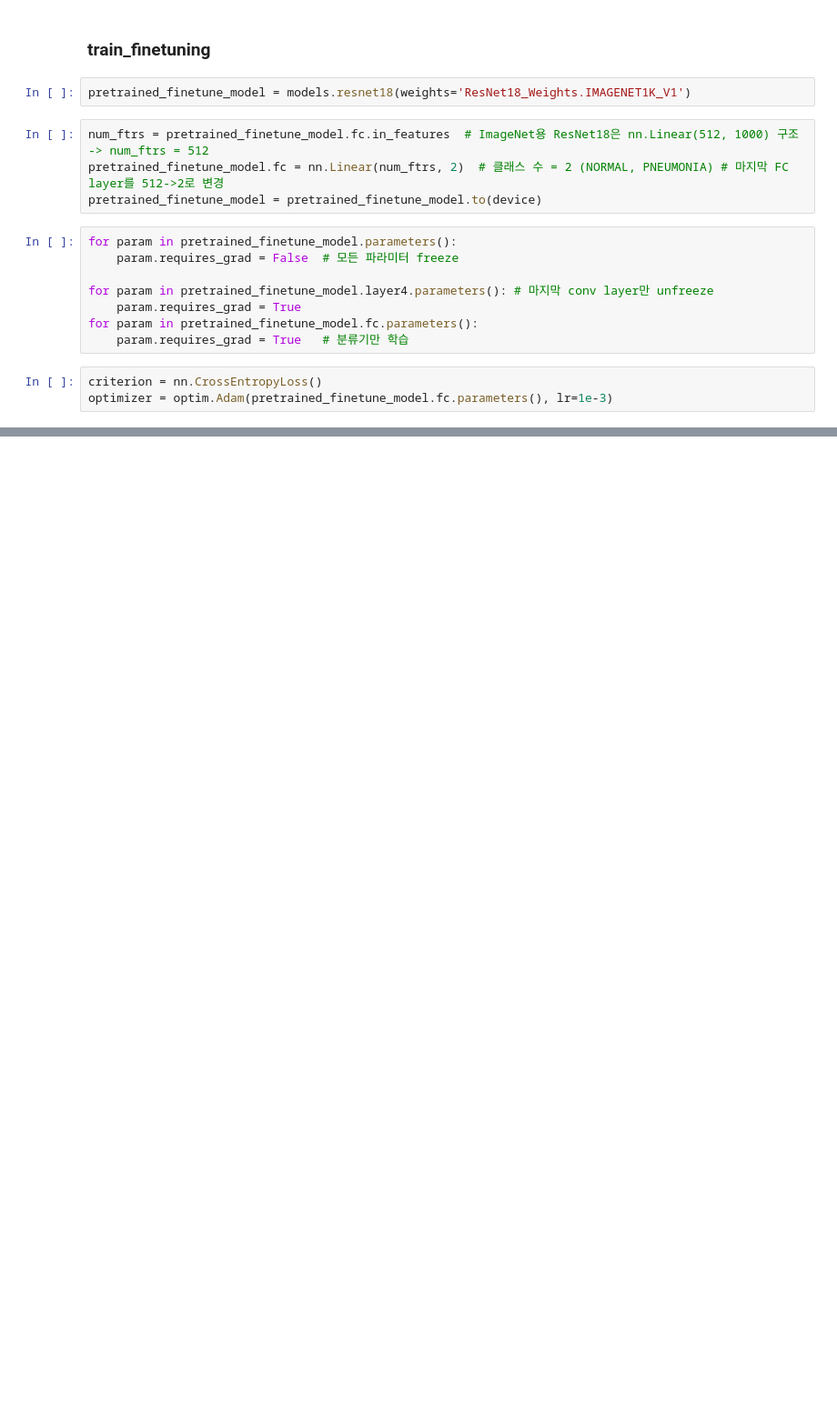
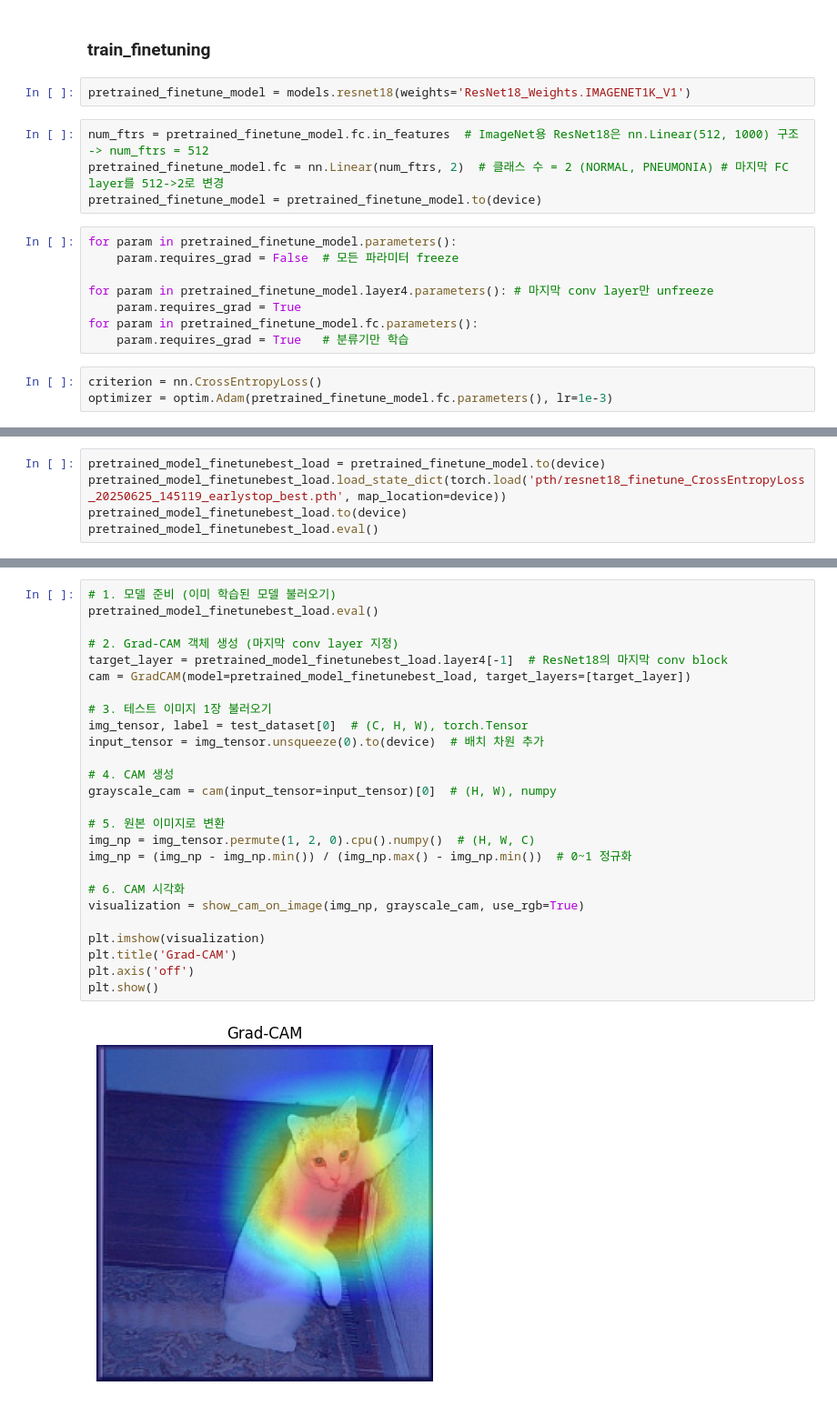
Before and after one commit to LEEYH205/kaggle_CatAndDog, a Jupyter notebook: cat_dog.ipynb, the cells around one changed output, grey strips where cells are left out. Shown at 91% size. Saved outputs shown, nothing was run; the diff lists cells and outputs as text; blank space fills up the shorter version.

Commit message:
fixed train_finetuning model and show graph and grad-cam

```diff
--- a/cat_dog.ipynb
+++ b/cat_dog.ipynb
@@ -528,0 +533,5 @@ plt.show()
+# %%
+pretrained_model_finetunebest_load = pretrained_finetune_model.to(device)
+pretrained_model_finetunebest_load.load_state_dict(torch.load('pth/resnet18_finetune_CrossEntropyLoss_20250625_145119_earlystop_best.pth', map_location=device))
+pretrained_model_finetunebest_load.to(device)
+pretrained_model_finetunebest_load.eval()
@@ -528,0 +583,28 @@ plt.show()
+# %%
+# 1. 모델 준비 (이미 학습된 모델 불러오기)
+pretrained_model_finetunebest_load.eval()
+
+# 2. Grad-CAM 객체 생성 (마지막 conv layer 지정)
+target_layer = pretrained_model_finetunebest_load.layer4[-1]  # ResNet18의 마지막 conv block
+cam = GradCAM(model=pretrained_model_finetunebest_load, target_layers=[target_layer])
+
+# 3. 테스트 이미지 1장 불러오기
+img_tensor, label = test_dataset[0]  # (C, H, W), torch.Tensor
+input_tensor = img_tensor.unsqueeze(0).to(device)  # 배치 차원 추가
+
+# 4. CAM 생성
+grayscale_cam = cam(input_tensor=input_tensor)[0]  # (H, W), numpy
+
+# 5. 원본 이미지로 변환
+img_np = img_tensor.permute(1, 2, 0).cpu().numpy()  # (H, W, C)
+img_np = (img_np - img_np.min()) / (img_np.max() - img_np.min())  # 0~1 정규화
+
+# 6. CAM 시각화
+visualization = show_cam_on_image(img_np, grayscale_cam, use_rgb=True)
+
+plt.imshow(visualization)
+plt.title('Grad-CAM')
+plt.axis('off')
+plt.show()
+# %% [output]
+[figure, added]
```
Also changed, not shown: parts of 4 cells of this notebook, 1 other file.
